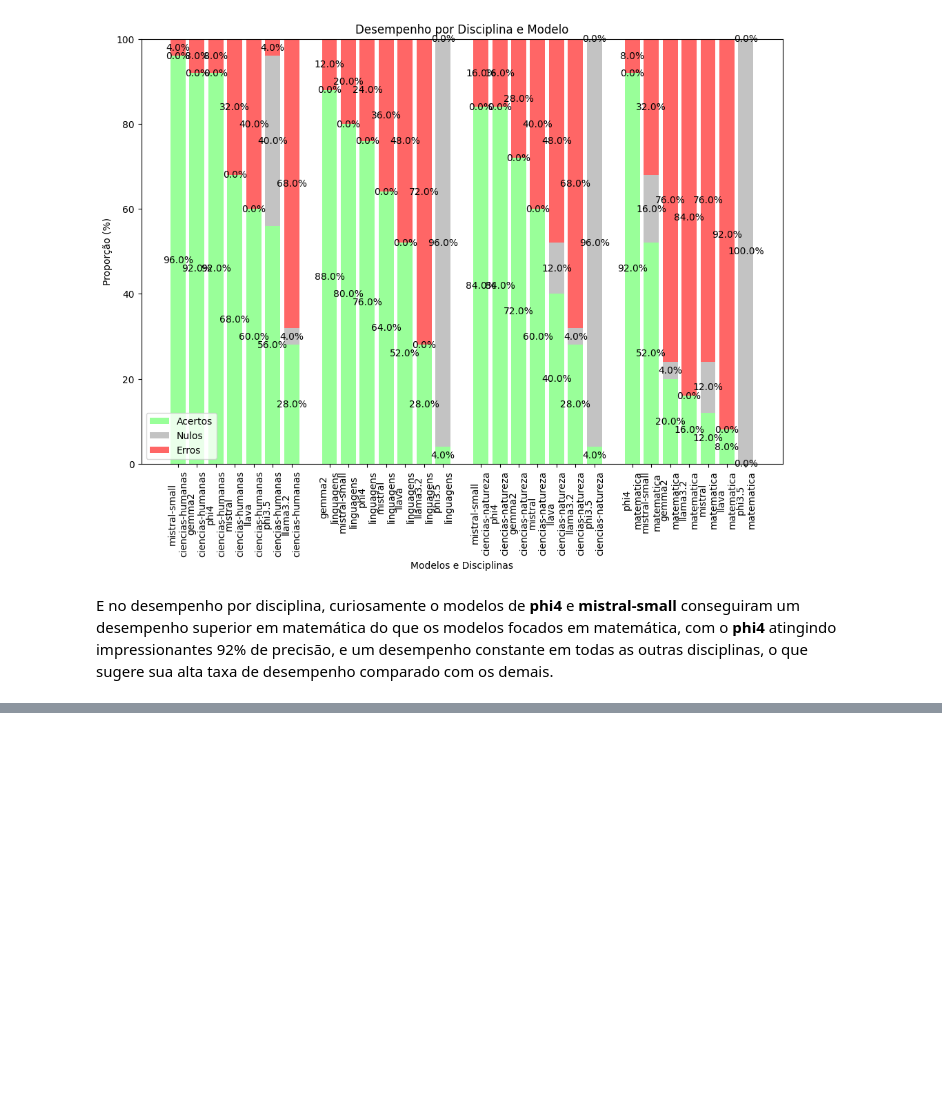
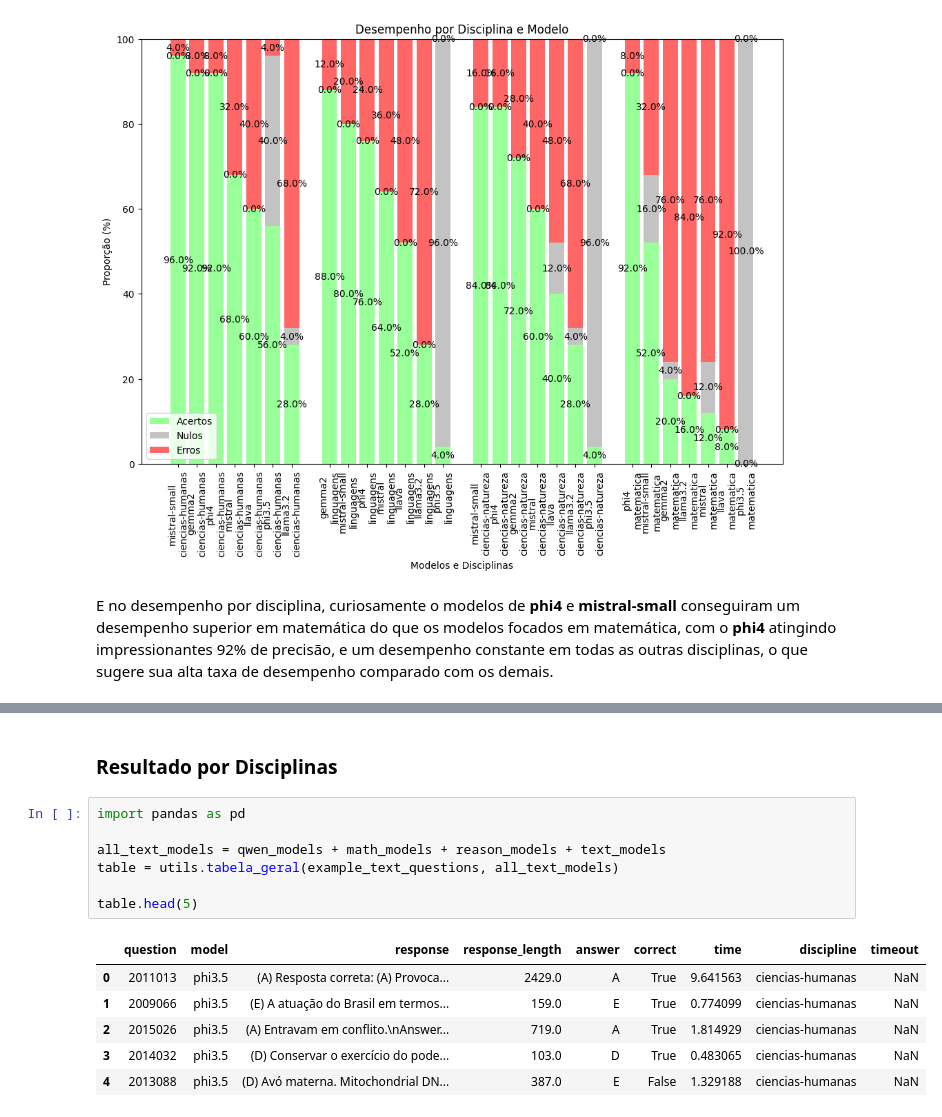
Before and after one commit to rubdelima/estuda-ia, a Jupyter notebook: 01.2 - Local Predict Results.ipynb, the cells around one changed output, grey strips where cells are left out. Cells and saved outputs as stored; diff of their text form; blank space fills up the shorter version.

```diff
--- a/01.2 - Local Predict Results.ipynb
+++ b/01.2 - Local Predict Results.ipynb
@@ -218,0 +241,16 @@ E no desempenho por disciplina, curiosamente o modelos de **phi4** e **mistral-s
+# %% [markdown]
+### Resultado por Disciplinas
+# %%
+import pandas as pd
+
+all_text_models = qwen_models + math_models + reason_models + text_models
+table = utils.tabela_geral(example_text_questions, all_text_models)
+
+table.head(5)
+# %% [output]
+|  | question | model | response | response_length | answer | correct | time | discipline | timeout |
+| 0 | 2011013 | phi3.5 | (A) Resposta correta: (A) Provoca... | 2429.0 | A | True | 9.641563 | ciencias-humanas | NaN |
+| 1 | 2009066 | phi3.5 | (E) A atuação do Brasil em termos... | 159.0 | E | True | 0.774099 | ciencias-humanas | NaN |
+| 2 | 2015026 | phi3.5 | (A) Entravam em conflito.\nAnswer... | 719.0 | A | True | 1.814929 | ciencias-humanas | NaN |
+| 3 | 2014032 | phi3.5 | (D) Conservar o exercício do pode... | 103.0 | D | True | 0.483065 | ciencias-humanas | NaN |
+| 4 | 2013088 | phi3.5 | (D) Avó materna. Mitochondrial DN... | 387.0 | E | False | 1.329188 | ciencias-humanas | NaN |
```
Also changed, not shown: parts of 10 cells of this notebook, 20 other files.
